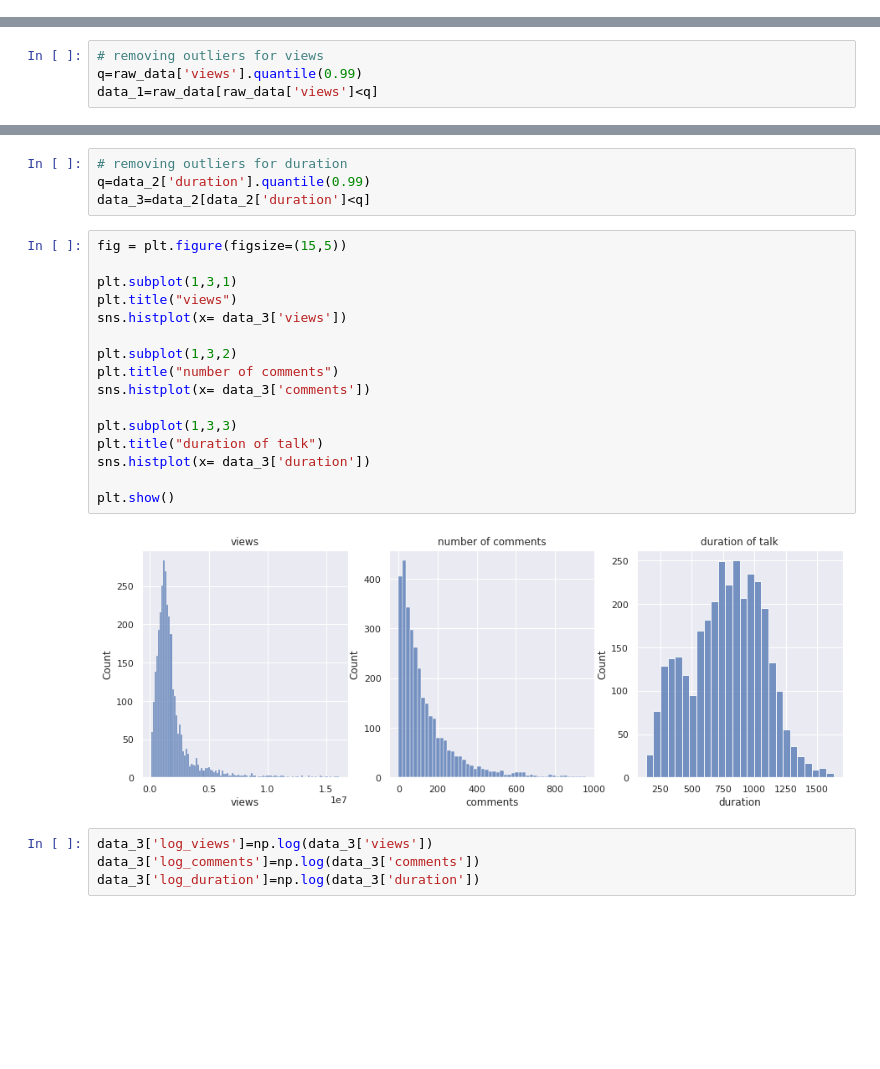
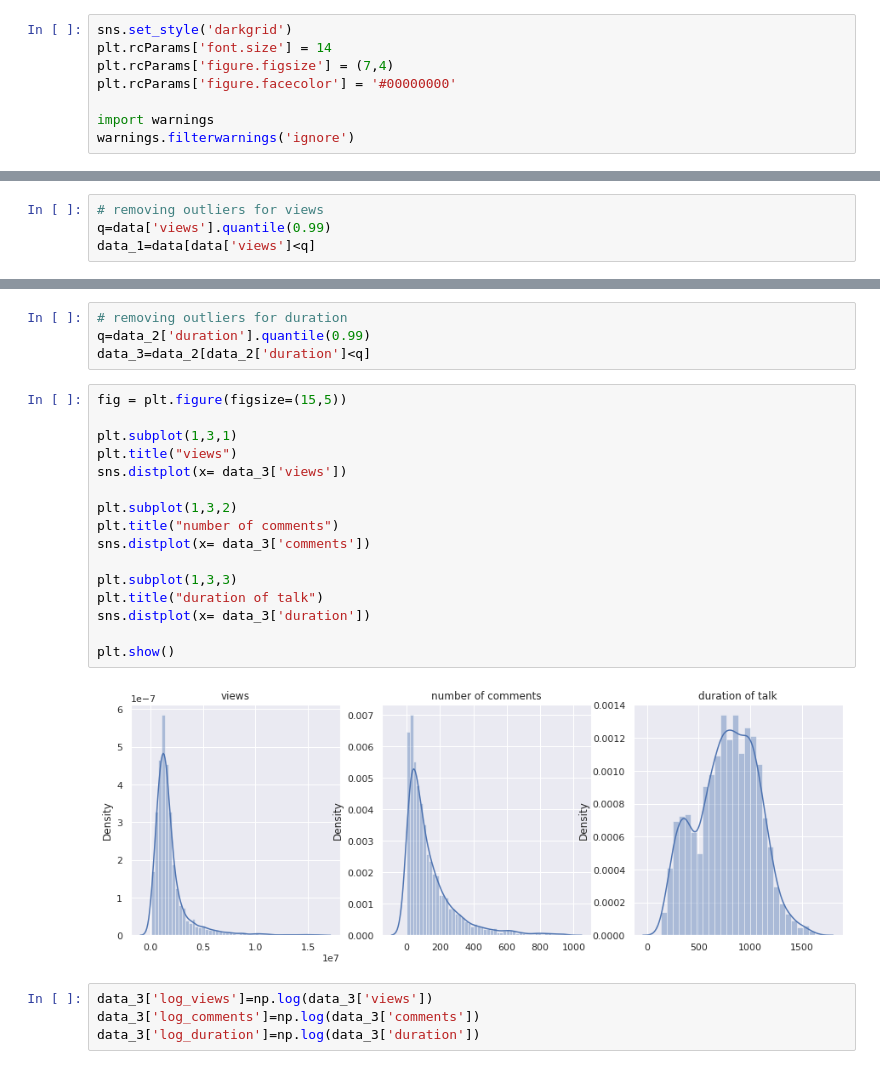
Before and after one commit to Rahul2661998/Capstone-Project-Ted-Talk-Views-Prediction-, a Jupyter notebook: Ted_Talk_Views_Predictions.ipynb, the cells around one changed output, grey strips where cells are left out. Drawn from its saved outputs; the diff is of its cells as text; blank space fills up the shorter version.

```diff
--- a/Ted_Talk_Views_Predictions.ipynb
+++ b/Ted_Talk_Views_Predictions.ipynb
@@ -70,2 +76,10 @@ sns.set()
+# %%
+sns.set_style('darkgrid')
+plt.rcParams['font.size'] = 14
+plt.rcParams['figure.figsize'] = (7,4)
+plt.rcParams['figure.facecolor'] = '#00000000'
+
+import warnings
+warnings.filterwarnings('ignore')
 # %%
 raw_data=pd.read_csv("/content/drive/MyDrive/Alma Better/Capstone Project Regression Model/Copy of data_ted_talks.csv")
@@ -162,7 +459,7 @@ plt.show()
 # %%
 # removing outliers for views
-q=raw_data['views'].quantile(0.99)
-data_1=raw_data[raw_data['views']<q]
+q=data['views'].quantile(0.99)
+data_1=data[data['views']<q]
 # %%
 # removing outliers for comments
 q=data_1['comments'].quantile(0.99)
@@ -174,21 +471,21 @@ data_3=data_2[data_2['duration']<q]
 # %%
 fig = plt.figure(figsize=(15,5))
 
 plt.subplot(1,3,1)
 plt.title("views")
-sns.histplot(x= data_3['views'])
+sns.distplot(x= data_3['views'])
 
 plt.subplot(1,3,2)
 plt.title("number of comments")
-sns.histplot(x= data_3['comments'])
+sns.distplot(x= data_3['comments'])
 
 plt.subplot(1,3,3)
 plt.title("duration of talk")
-sns.histplot(x= data_3['duration'])
+sns.distplot(x= data_3['duration'])
 
 plt.show()
 # %% [output]
-[figure, old version]
+[figure, new version]
 # %%
 data_3['log_views']=np.log(data_3['views'])
 data_3['log_comments']=np.log(data_3['comments'])
```
Also changed, not shown: parts of 68 cells of this notebook.
